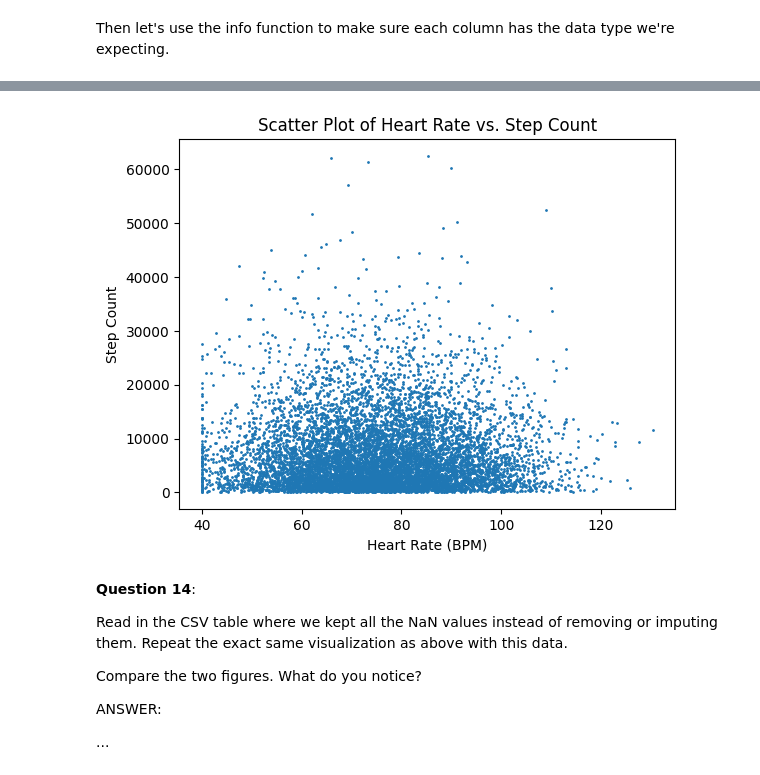
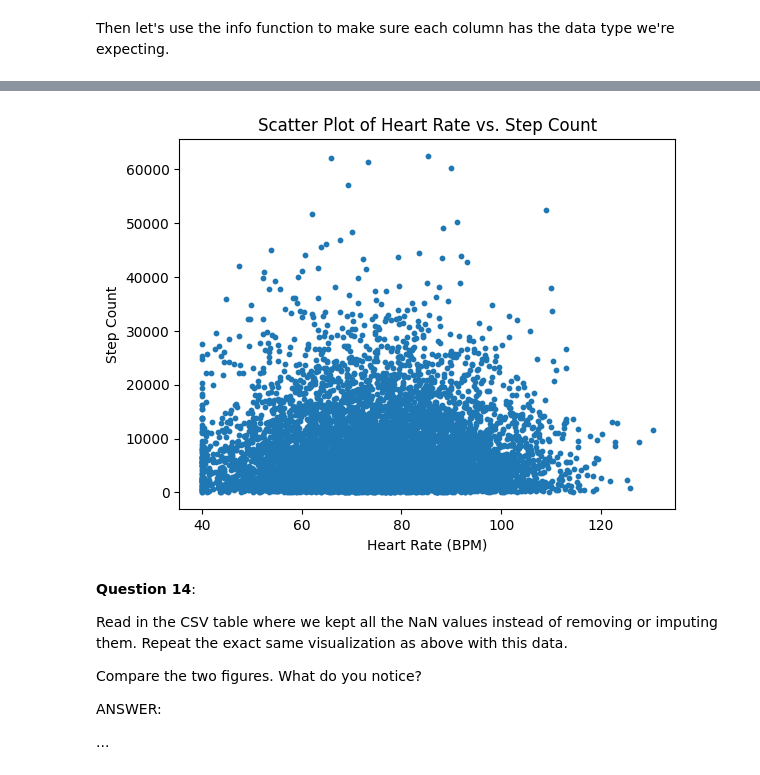
Before and after one commit to BMC-Intersectional-Data-Feminism/exercise-2-data-cleaning-and-analysis-fionayr, a Jupyter notebook: exercise2.ipynb, the cells around one changed output, grey strips where cells are left out. Saved outputs shown, nothing was run; the diff lists cells and outputs as text; code cells hidden in the pictures.

```diff
--- a/exercise2.ipynb
+++ b/exercise2.ipynb
@@ -654,17 +653,17 @@ ANSWER:
 # %%
 df = pd.read_csv('smartwatch_nan_vals.csv')
 
 x = df['Heart Rate (BPM)']
 y = df['Step Count']
 
 # Create a scatter plot with a small size for the points
-plt.scatter(x, y, s=1)  # Adjust s to change the size of points (try 10, 1, 0.5, 0.1)
+plt.scatter(x, y, s=10)  # Adjust s to change the size of points  (try s=10, 1, 0.5, 0.1)
 plt.xlabel('Heart Rate (BPM)')
 plt.ylabel('Step Count')
 plt.title('Scatter Plot of Heart Rate vs. Step Count')
 plt.show()
 # %% [output]
-[figure, old version]
+[figure, new version]
 # %% [markdown]
 **Question 14**:
 
```
Also changed, not shown: parts of 27 cells of this notebook, 1 other file.
